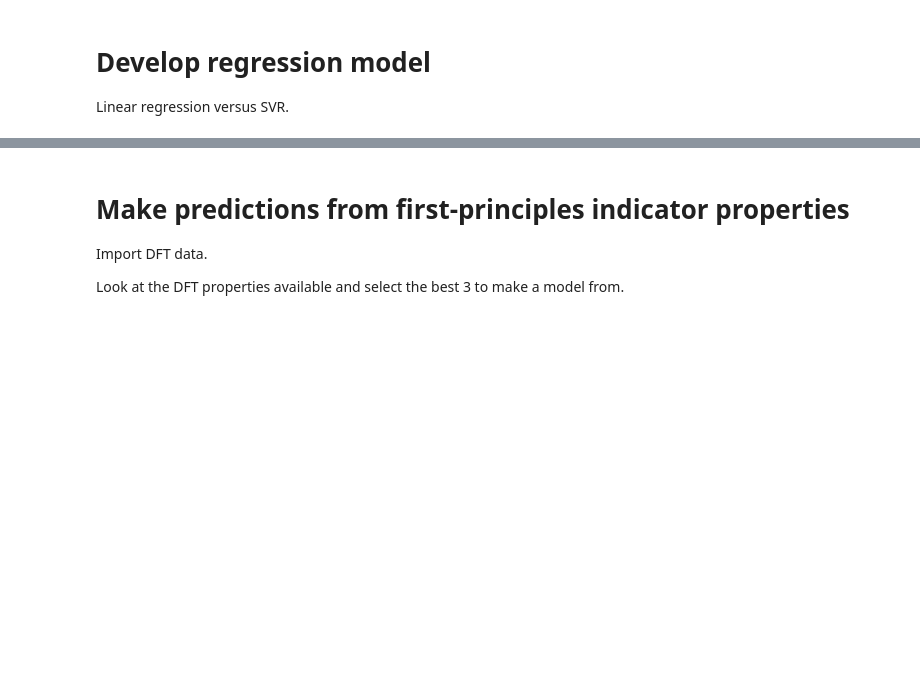
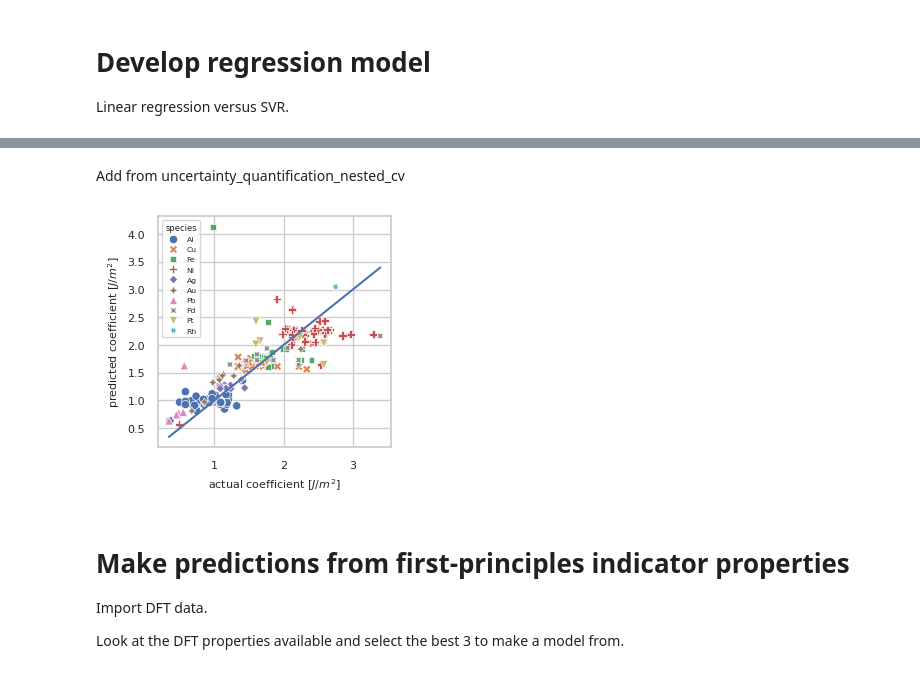
Before and after one commit to bjasperson/property-covariance-demo, a Jupyter notebook: property_covariance_demo.ipynb, the cells around one changed output, grey strips where cells are left out. Cells and saved outputs as stored; diff of their text form; code cells hidden in the pictures; blank space fills up the shorter version.

Commit message:
plotting

```diff
--- a/property_covariance_demo.ipynb
+++ b/property_covariance_demo.ipynb
@@ -213,0 +218,4 @@ df_results.sort_values("cv_score", ascending=False)
+# %%
+pipe.fit(X[["c12_fcc", "c44_fcc"]], y)
+y_pred = pipe.predict(X[["c12_fcc", "c44_fcc"]])
+df_data['coeff_pred'] = y_pred
@@ -214,3 +232,21 @@ df_results.sort_values("cv_score", ascending=False)
+# %% [markdown]
+Add from uncertainty_quantification_nested_cv
+# %%
+def pred_vs_actual_plot(df,
+                        figsize = (3,3),
+                        ):
+    sns.set_style("whitegrid")
+    fig,ax = plt.subplots(figsize = (figsize[0],figsize[1]))
+    sns.scatterplot(data=df, x='coeff', y='coeff_pred',hue='species',style = 'species')
+    ax.plot(np.linspace(min(y),max(y),50),
+           np.linspace(min(y),max(y),50))
+    ax.set_xlabel(r"actual coefficient [$J/m^2$]", fontsize=8)
+    ax.set_ylabel(r"predicted coefficient [$J/m^2$]", fontsize=8)
+    ax.tick_params(labelsize=8)
+# %%
+pred_vs_actual_plot(df_data)
+# %% [output]
+[figure, added]
 # %% [markdown]
 # Make predictions from first-principles indicator properties
 
```
Also changed, not shown: parts of 13 cells of this notebook.
